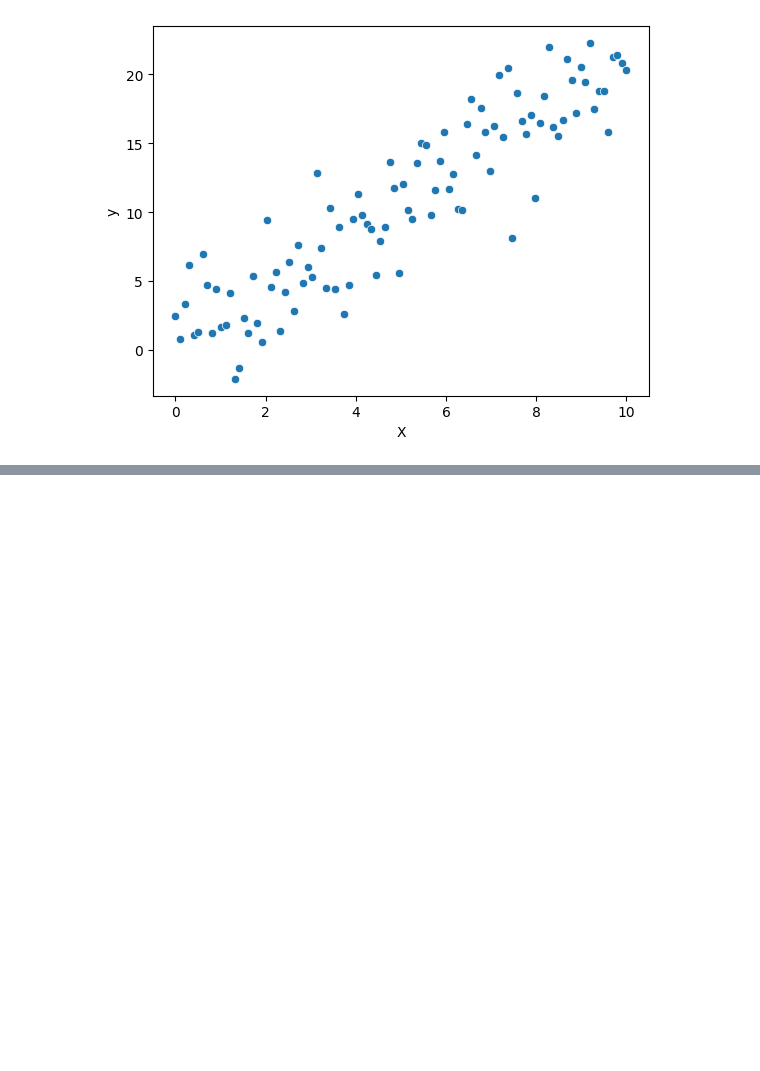
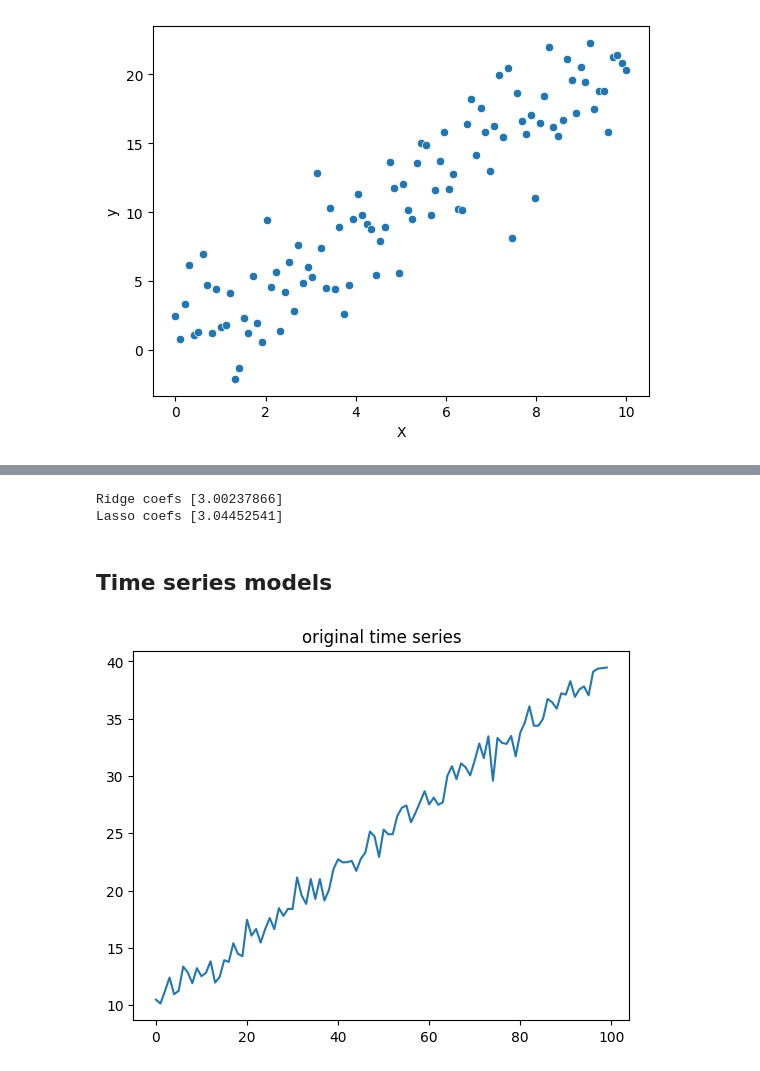
Before and after one commit to avikumart/DA-DS-Questions, a Jupyter notebook: ML_coding/Ml_coding_and_interviewn_practice.ipynb, the cells around one changed output, grey strips where cells are left out. Drawn from its saved outputs; the diff is of its cells as text; code cells hidden in the pictures; blank space fills up the shorter version.

Commit message:
time series and forecasting update

```diff
--- a/ML_coding/Ml_coding_and_interviewn_practice.ipynb
+++ b/ML_coding/Ml_coding_and_interviewn_practice.ipynb
@@ -952,0 +1016,41 @@ plt.show()
+# %%
+# 10. Regularization
+
+from sklearn.linear_model import Ridge, Lasso
+
+ridge = Ridge(alpha=10).fit(df[['X']], df["y"])
+lasso = Lasso(alpha=.01).fit(df[['X']], df["y"])
+
+df["pred_ridge"] = ridge.predict(df[["X"]])
+df["pred_lasso"] = lasso.predict(df[["X"]])
+
+# print the coefs
+print("Ridge coefs", ridge.coef_)
+print("Lasso coefs", lasso.coef_)
+# %% [output]
+Ridge coefs [3.00237866]
+Lasso coefs [3.04452541]
+# %% [markdown]
+## Time series models
+# %%
+# 1. ARIMA models
+import numpy as np
+import pandas as pd
+import matplotlib.pyplot as plt
+from statsmodels.tsa.arima.model import ARIMA
+
+# create random synthetic time series data
+np.random.seed(42)
+n = 100
+
+time = np.arange(n)
+trend = 0.3 * time
+noise = np.random.normal(0, 1, n)
+series = trend + noise + 10
+
+df = pd.Series(series)
+plt.plot(df)
+plt.title("original time series")
+plt.show()
+# %% [output]
+[figure, added]
```
Also changed, not shown: parts of 6 cells of this notebook.
